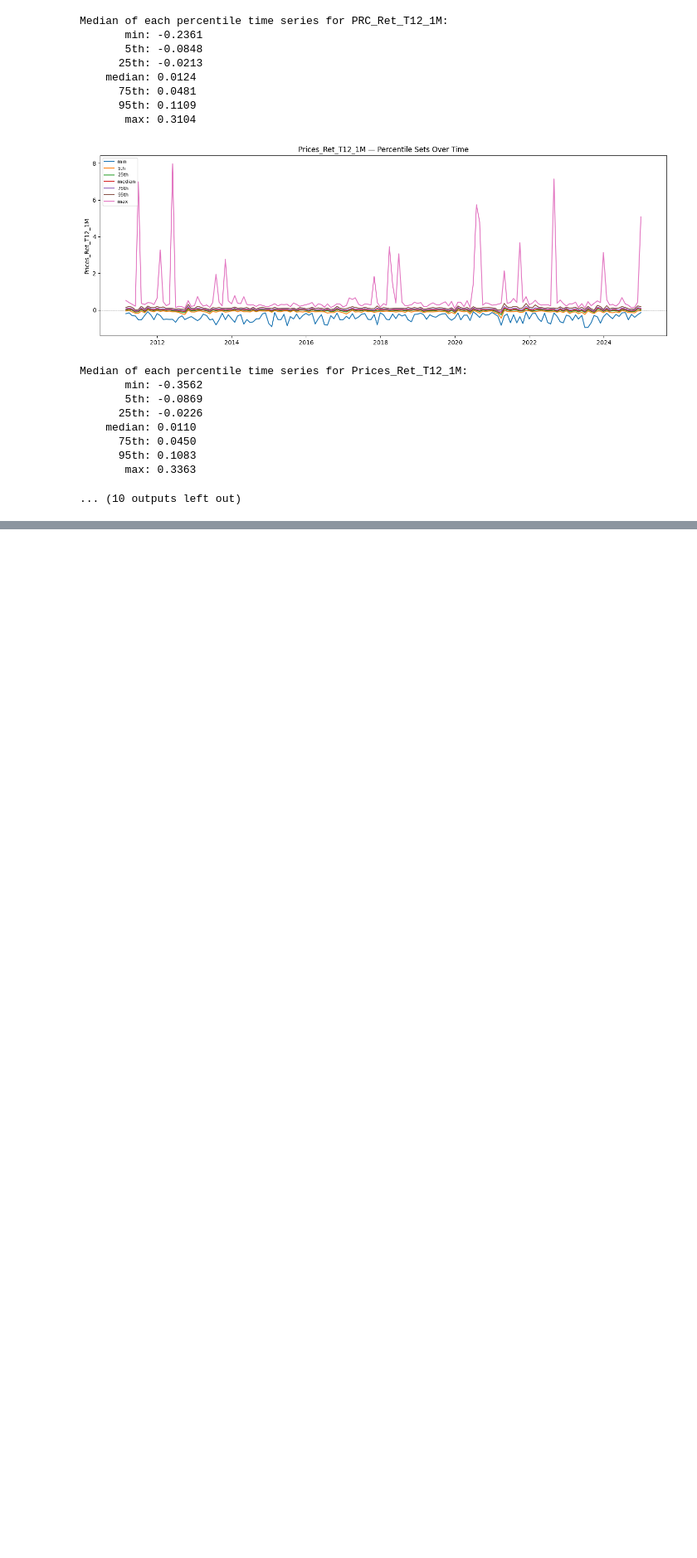
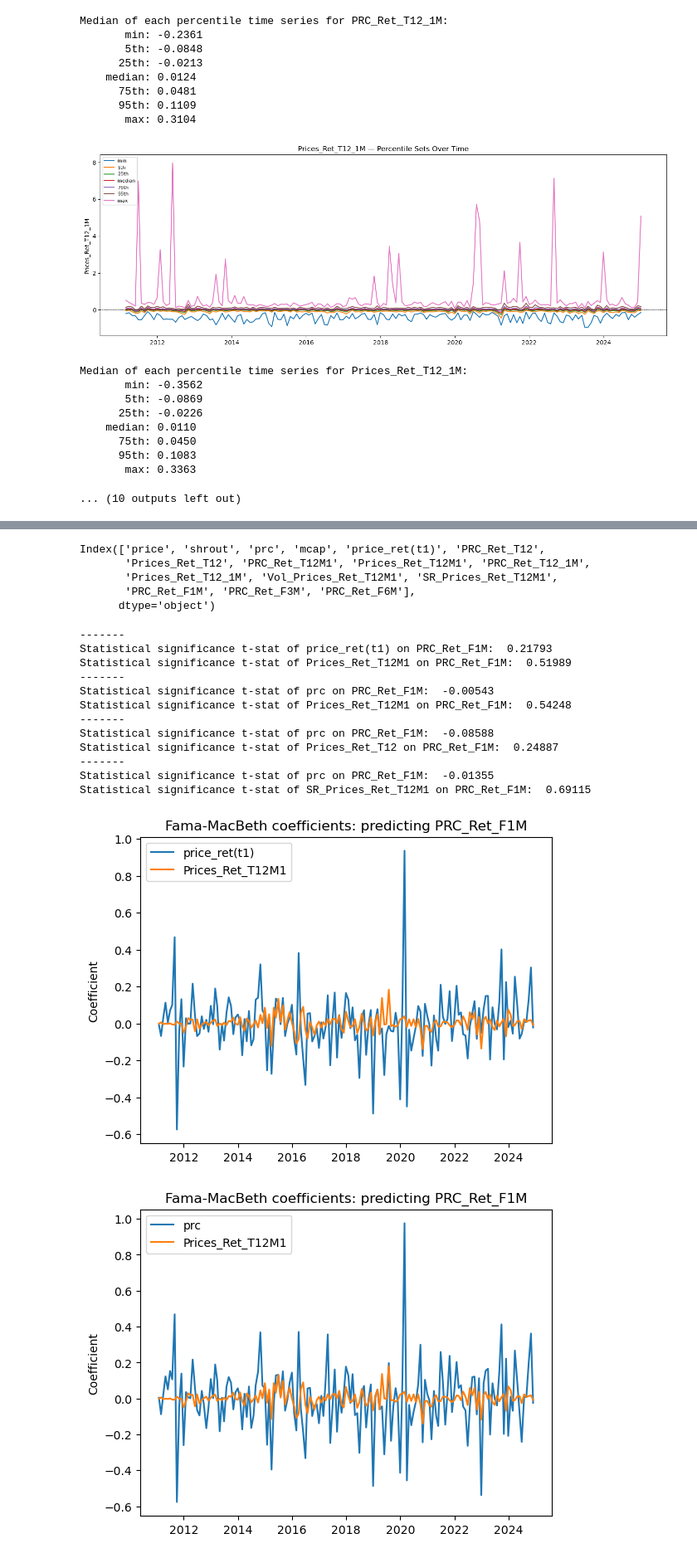
Before and after one commit to Nikhilesh-B/HW-Spring-2026, a Jupyter notebook: QIM/HW2/analysis.ipynb, the cells around one changed output, grey strips where cells are left out. Shown at 83% size. Saved outputs shown, nothing was run; the diff lists cells and outputs as text; code cells hidden in the pictures; blank space fills up the shorter version.

```diff
--- a/QIM/HW2/analysis.ipynb
+++ b/QIM/HW2/analysis.ipynb
@@ -634,0 +760,28 @@ Median of each percentile time series for Prices_Ret_T12_1M:
+# %%
+DF.columns
+# %% [output]
+Index(['price', 'shrout', 'prc', 'mcap', 'price_ret(t1)', 'PRC_Ret_T12',
+       'Prices_Ret_T12', 'PRC_Ret_T12M1', 'Prices_Ret_T12M1', 'PRC_Ret_T12_1M',
+       'Prices_Ret_T12_1M', 'Vol_Prices_Ret_T12M1', 'SR_Prices_Ret_T12M1',
+       'PRC_Ret_F1M', 'PRC_Ret_F3M', 'PRC_Ret_F6M'],
+      dtype='object')
+# %%
+fama_macbeth_regression(['price_ret(t1)', 'Prices_Ret_T12M1'], 'PRC_Ret_F1M')
+fama_macbeth_regression(['prc', 'Prices_Ret_T12M1'], 'PRC_Ret_F1M')
+fama_macbeth_regression(['prc', 'Prices_Ret_T12'], 'PRC_Ret_F1M')
+fama_macbeth_regression(['prc', 'SR_Prices_Ret_T12M1'], 'PRC_Ret_F1M')
+# %% [output]
+-------
+Statistical significance t-stat of price_ret(t1) on PRC_Ret_F1M:  0.21793
+Statistical significance t-stat of Prices_Ret_T12M1 on PRC_Ret_F1M:  0.51989
+-------
+Statistical significance t-stat of prc on PRC_Ret_F1M:  -0.00543
+Statistical significance t-stat of Prices_Ret_T12M1 on PRC_Ret_F1M:  0.54248
+-------
+Statistical significance t-stat of prc on PRC_Ret_F1M:  -0.08588
+Statistical significance t-stat of Prices_Ret_T12 on PRC_Ret_F1M:  0.24887
+-------
+Statistical significance t-stat of prc on PRC_Ret_F1M:  -0.01355
+Statistical significance t-stat of SR_Prices_Ret_T12M1 on PRC_Ret_F1M:  0.69115
+[figure, added]
+[figure, added]
```
Also changed, not shown: parts of 19 cells of this notebook.
